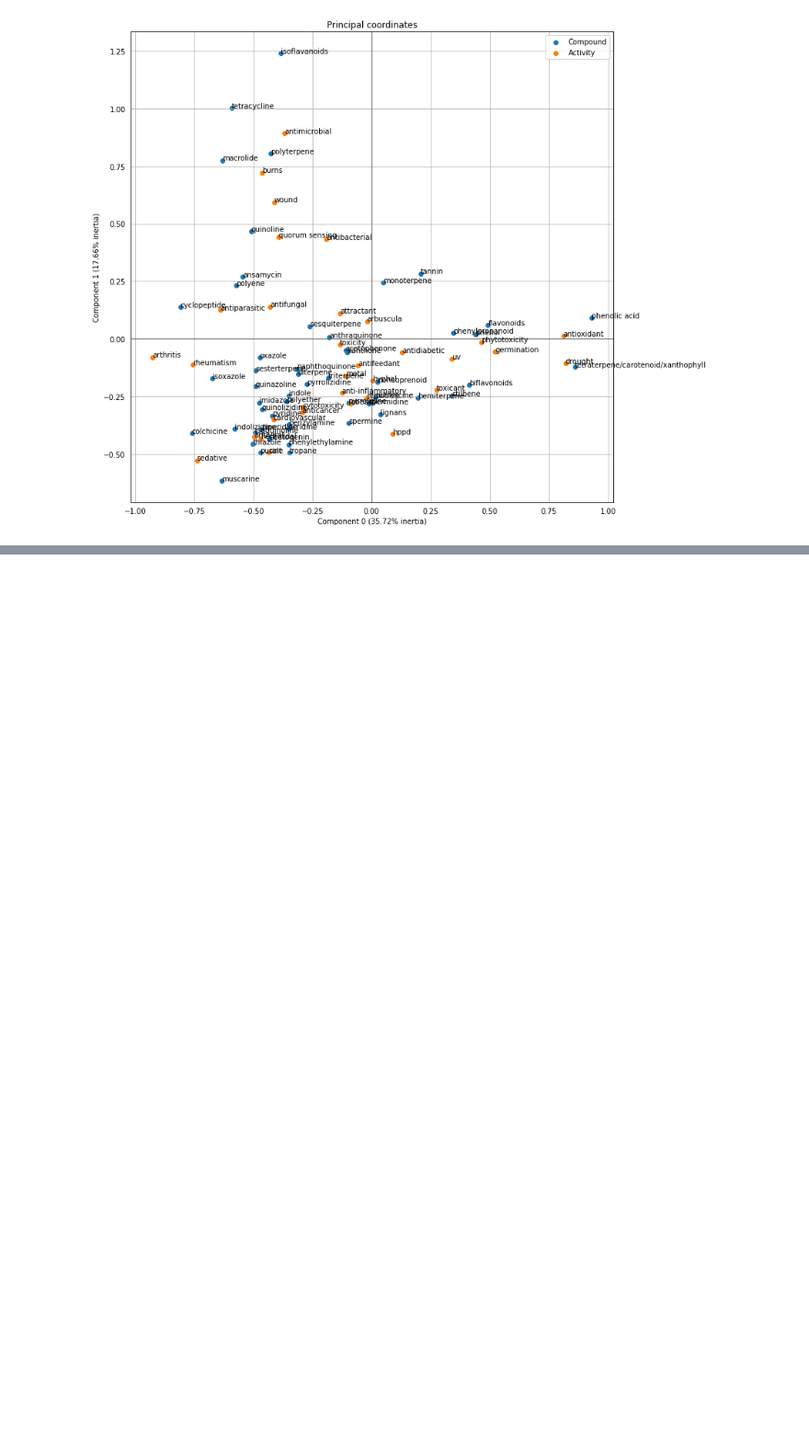
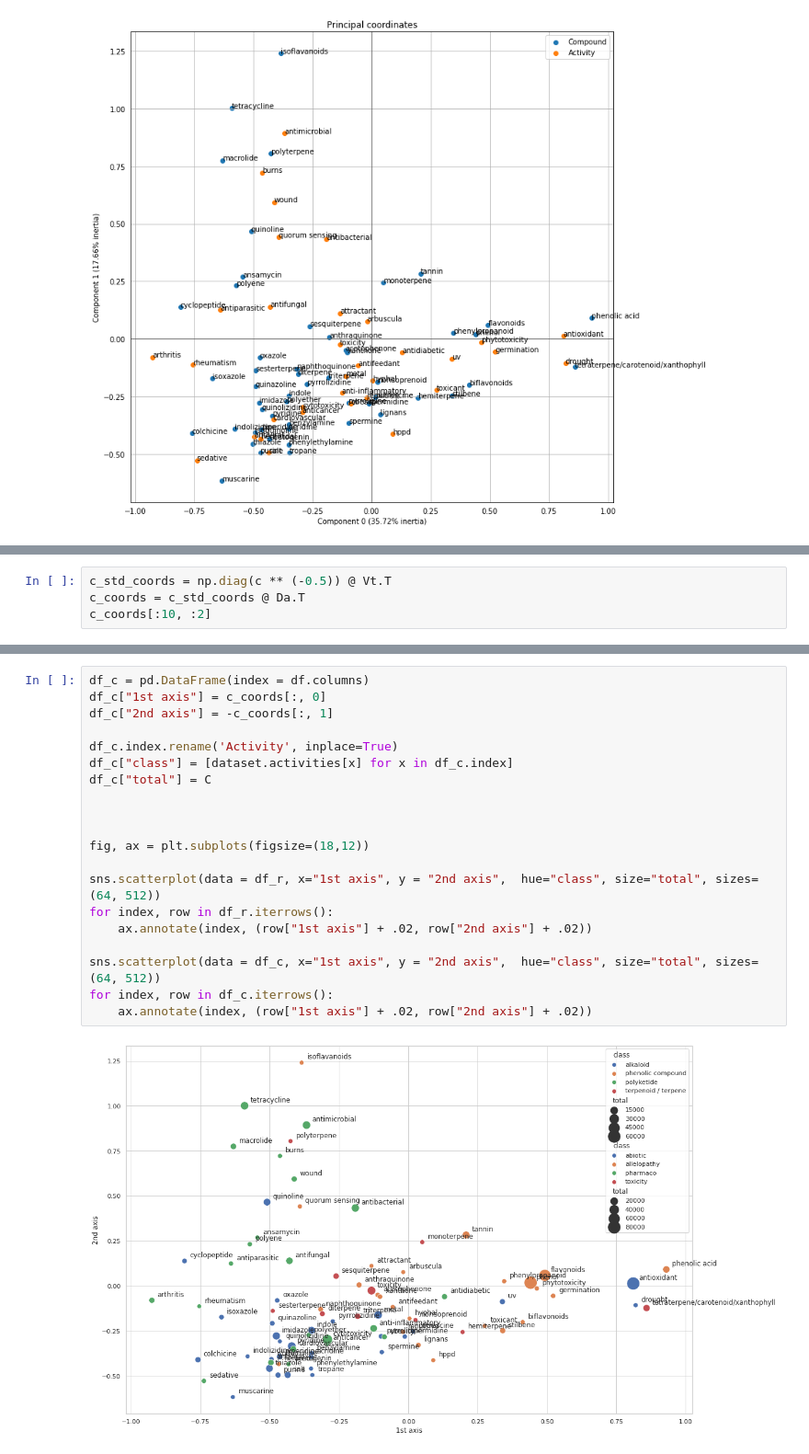
Before and after one commit to romulusFR/Rec-DM-chemotaxonomy, a Jupyter notebook: scopus/analysis.ipynb, the cells around one changed output, grey strips where cells are left out. Shown at 92% size. Drawn from its saved outputs; the diff is of its cells as text; blank space fills up the shorter version.

```diff
--- a/scopus/analysis.ipynb
+++ b/scopus/analysis.ipynb
@@ -112,0 +222,4 @@ ax = ca.plot_coordinates(
+# %%
+c_std_coords = np.diag(c ** (-0.5)) @ Vt.T
+c_coords = c_std_coords @ Da.T
+c_coords[:10, :2]
@@ -112,0 +258,22 @@ ax = ca.plot_coordinates(
+# %%
+df_c = pd.DataFrame(index = df.columns)
+df_c["1st axis"] = c_coords[:, 0]
+df_c["2nd axis"] = -c_coords[:, 1]
+
+df_c.index.rename('Activity', inplace=True)
+df_c["class"] = [dataset.activities[x] for x in df_c.index]
+df_c["total"] = C
+
+
+
+fig, ax = plt.subplots(figsize=(18,12))
+
+sns.scatterplot(data = df_r, x="1st axis", y = "2nd axis",  hue="class", size="total", sizes=(64, 512))
+for index, row in df_r.iterrows():
+    ax.annotate(index, (row["1st axis"] + .02, row["2nd axis"] + .02))
+
+sns.scatterplot(data = df_c, x="1st axis", y = "2nd axis",  hue="class", size="total", sizes=(64, 512))
+for index, row in df_c.iterrows():
+    ax.annotate(index, (row["1st axis"] + .02, row["2nd axis"] + .02))
+# %% [output]
+[figure, added]
```
Also changed, not shown: parts of 22 cells of this notebook, 1 other file.
